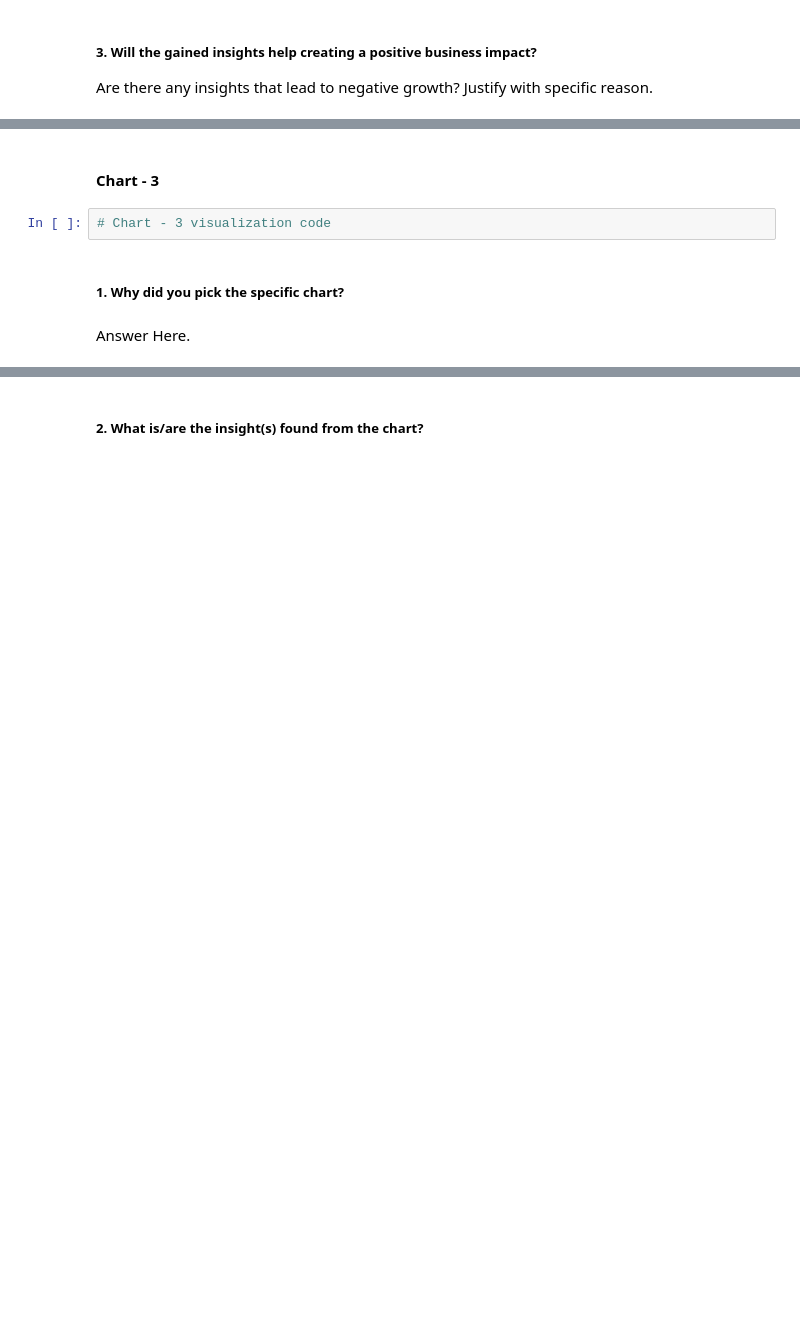
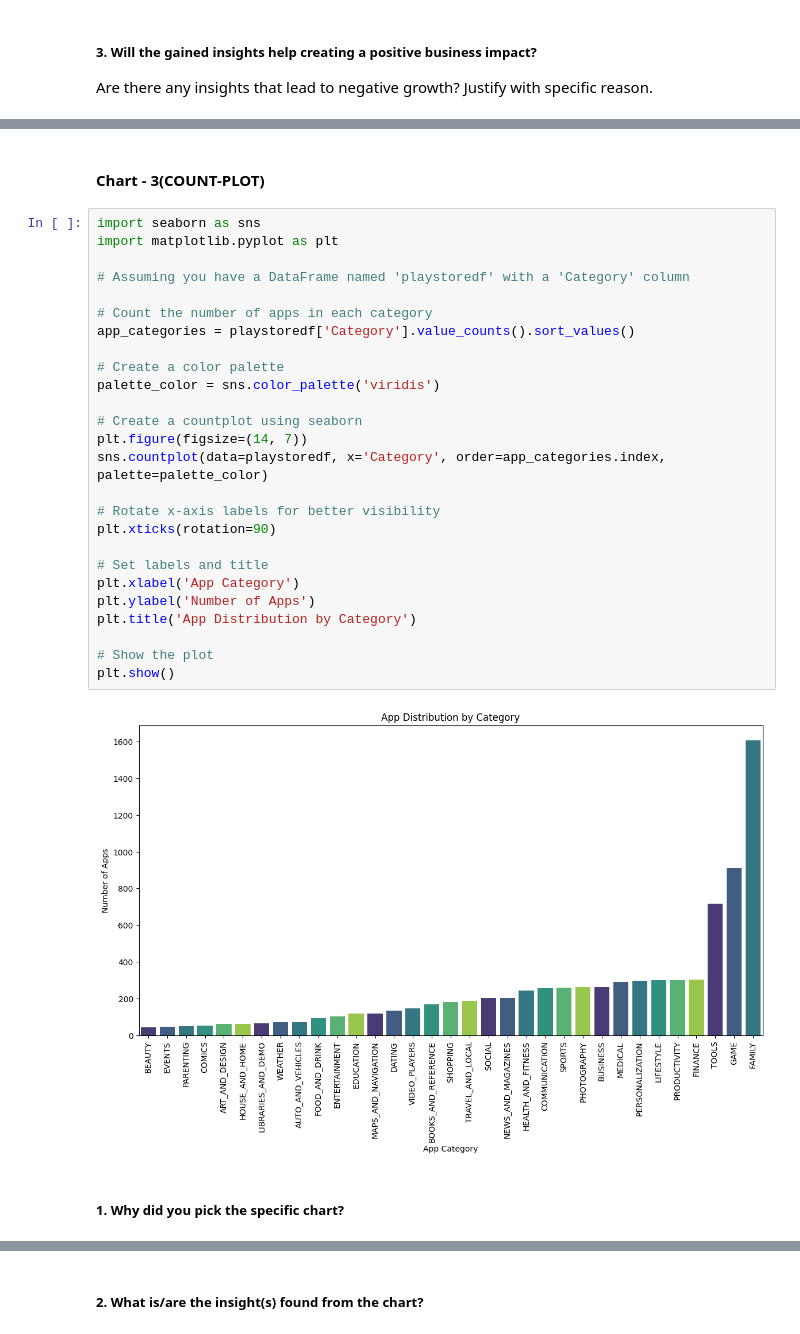
Before and after one commit to Soni8dstats/data-projects, a Jupyter notebook: Soni_Verma_EDA_Play_Store_App_Review_Analysis.ipynb, the cells around one changed output, grey strips where cells are left out. Saved outputs shown, nothing was run; the diff lists cells and outputs as text; blank space fills up the shorter version.

```diff
--- a/Soni_Verma_EDA_Play_Store_App_Review_Analysis.ipynb
+++ b/Soni_Verma_EDA_Play_Store_App_Review_Analysis.ipynb
@@ -533,8 +734,32 @@ Answer Here
 # %% [markdown]
-#### Chart - 3
+#### Chart - 3(COUNT-PLOT)
-# %%
-# Chart - 3 visualization code
+# %%
+import seaborn as sns
+import matplotlib.pyplot as plt
+
+# Assuming you have a DataFrame named 'playstoredf' with a 'Category' column
+
+# Count the number of apps in each category
+app_categories = playstoredf['Category'].value_counts().sort_values()
+
+# Create a color palette
+palette_color = sns.color_palette('viridis')
+
+# Create a countplot using seaborn
+plt.figure(figsize=(14, 7))
+sns.countplot(data=playstoredf, x='Category', order=app_categories.index, palette=palette_color)
+
+# Rotate x-axis labels for better visibility
+plt.xticks(rotation=90)
+
+# Set labels and title
+plt.xlabel('App Category')
+plt.ylabel('Number of Apps')
+plt.title('App Distribution by Category')
+
+# Show the plot
+plt.show()
+# %% [output]
+[figure, added]
 # %% [markdown]
 ##### 1. Why did you pick the specific chart?
-# %% [markdown]
-Answer Here.
```
Also changed, not shown: parts of 172 cells of this notebook.
